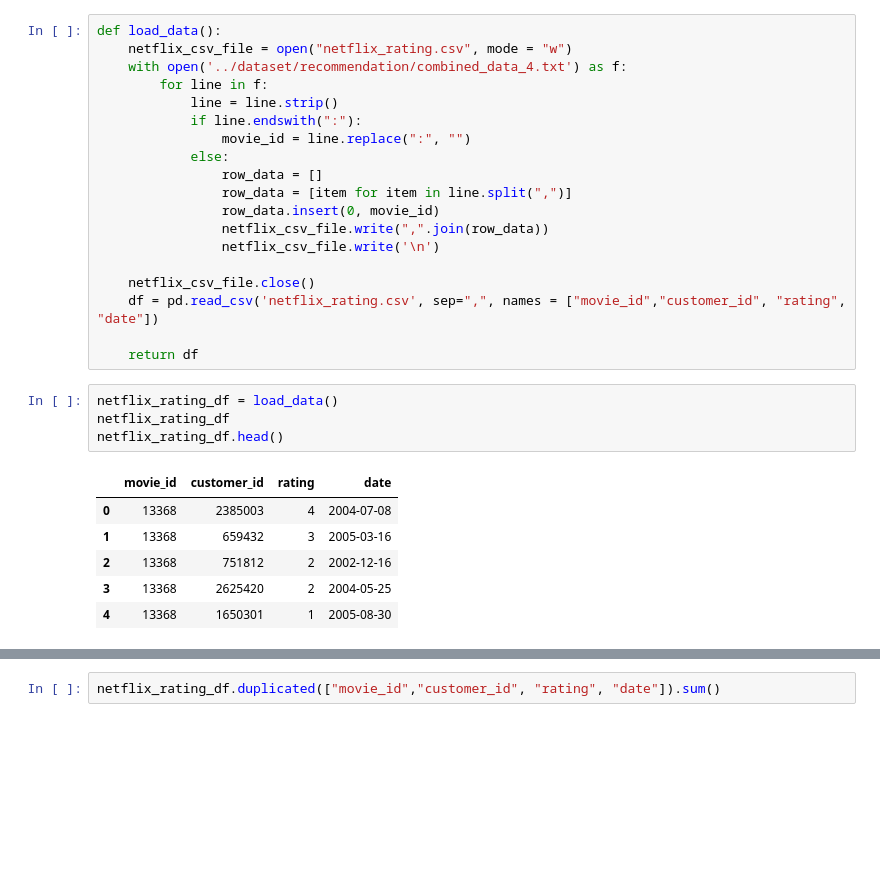
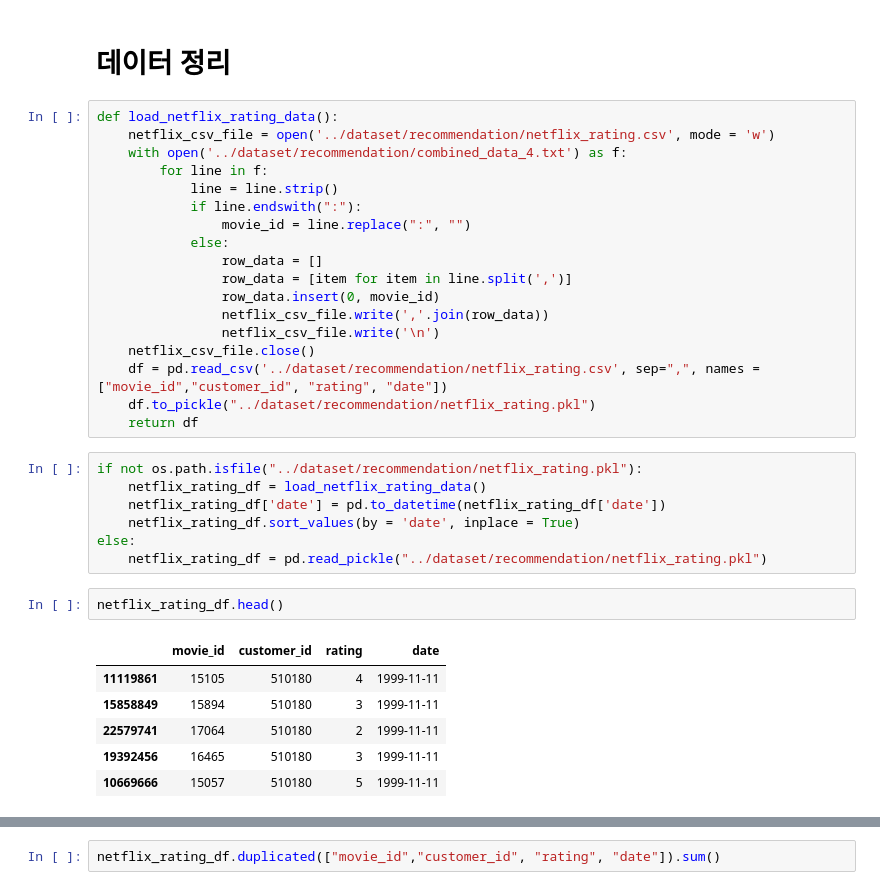
Before and after one commit to sigmadream/practice-recommender, a Jupyter notebook: use_recommendation/cf.ipynb, the cells around one changed output, grey strips where cells are left out. Saved outputs shown, nothing was run; the diff lists cells and outputs as text; blank space fills up the shorter version.

```diff
--- a/use_recommendation/cf.ipynb
+++ b/use_recommendation/cf.ipynb
@@ -8,6 +20,8 @@ from scipy import sparse
+# %% [markdown]
+# 데이터 정리
 # %%
-def load_data():
-    netflix_csv_file = open("netflix_rating.csv", mode = "w")
+def load_netflix_rating_data():
+    netflix_csv_file = open('../dataset/recommendation/netflix_rating.csv', mode = 'w')
     with open('../dataset/recommendation/combined_data_4.txt') as f:
         for line in f:
             line = line.strip()
@@ -15,23 +29,27 @@ def load_data():
                 movie_id = line.replace(":", "")
             else:
                 row_data = []
-                row_data = [item for item in line.split(",")]
+                row_data = [item for item in line.split(',')]
                 row_data.insert(0, movie_id)
-                netflix_csv_file.write(",".join(row_data))
+                netflix_csv_file.write(','.join(row_data))
                 netflix_csv_file.write('\n')
-
     netflix_csv_file.close()
-    df = pd.read_csv('netflix_rating.csv', sep=",", names = ["movie_id","customer_id", "rating", "date"])
-
+    df = pd.read_csv('../dataset/recommendation/netflix_rating.csv', sep=",", names = ["movie_id","customer_id", "rating", "date"])
+    df.to_pickle("../dataset/recommendation/netflix_rating.pkl")
     return df
+# %%
+if not os.path.isfile("../dataset/recommendation/netflix_rating.pkl"):
+    netflix_rating_df = load_netflix_rating_data()
+    netflix_rating_df['date'] = pd.to_datetime(netflix_rating_df['date'])
+    netflix_rating_df.sort_values(by = 'date', inplace = True)
+else:
+    netflix_rating_df = pd.read_pickle("../dataset/recommendation/netflix_rating.pkl")
 # %%
-netflix_rating_df = load_data()
-netflix_rating_df
 netflix_rating_df.head()
 # %% [output]
 |  | movie_id | customer_id | rating | date |
-| 0 | 13368 | 2385003 | 4 | 2004-07-08 |
-| 1 | 13368 | 659432 | 3 | 2005-03-16 |
-| 2 | 13368 | 751812 | 2 | 2002-12-16 |
-| 3 | 13368 | 2625420 | 2 | 2004-05-25 |
-| 4 | 13368 | 1650301 | 1 | 2005-08-30 |
+| 11119861 | 15105 | 510180 | 4 | 1999-11-11 |
+| 15858849 | 15894 | 510180 | 3 | 1999-11-11 |
+| 22579741 | 17064 | 510180 | 2 | 1999-11-11 |
+| 19392456 | 16465 | 510180 | 3 | 1999-11-11 |
+| 10669666 | 15057 | 510180 | 5 | 1999-11-11 |
```
Also changed, not shown: parts of 58 cells of this notebook, 1 other file.
